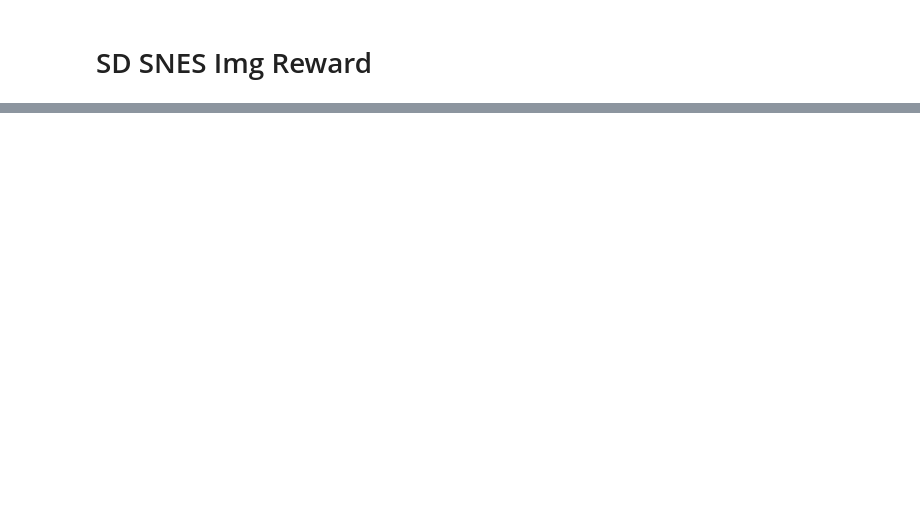
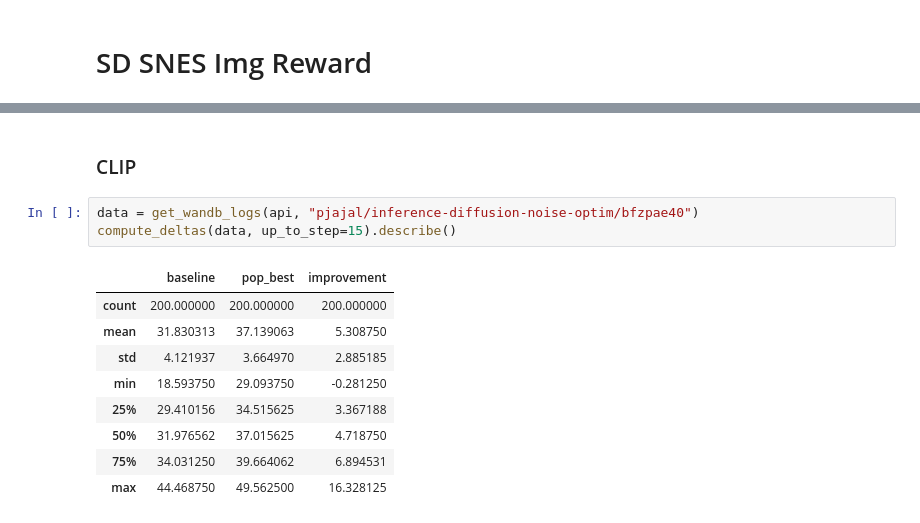
Before and after one commit to pjjajal/diffusion-trajectory, a Jupyter notebook: analysis.ipynb, the cells around one changed output, grey strips where cells are left out. Saved outputs shown, nothing was run; the diff lists cells and outputs as text; blank space fills up the shorter version.

```diff
--- a/analysis.ipynb
+++ b/analysis.ipynb
@@ -89,0 +228,15 @@ dataset = create_dataset(cfg)
+# %% [markdown]
+### CLIP
+# %%
+data = get_wandb_logs(api, "pjajal/inference-diffusion-noise-optim/bfzpae40")
+compute_deltas(data, up_to_step=15).describe()
+# %% [output]
+|  | baseline | pop_best | improvement |
+| count | 200.000000 | 200.000000 | 200.000000 |
+| mean | 31.830313 | 37.139063 | 5.308750 |
+| std | 4.121937 | 3.664970 | 2.885185 |
+| min | 18.593750 | 29.093750 | -0.281250 |
+| 25% | 29.410156 | 34.515625 | 3.367188 |
+| 50% | 31.976562 | 37.015625 | 4.718750 |
+| 75% | 34.031250 | 39.664062 | 6.894531 |
+| max | 44.468750 | 49.562500 | 16.328125 |
```
Also changed, not shown: parts of 49 cells of this notebook.
